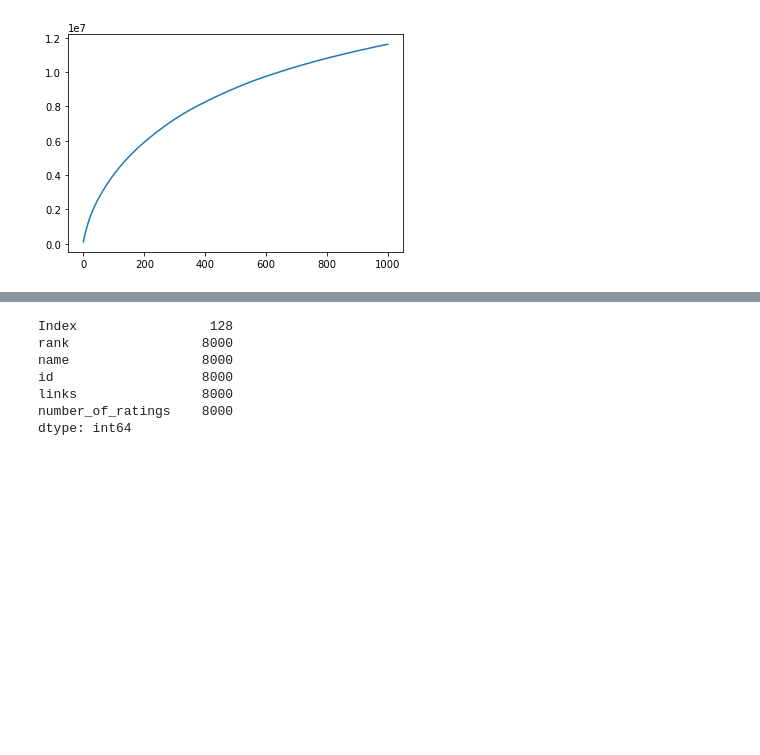
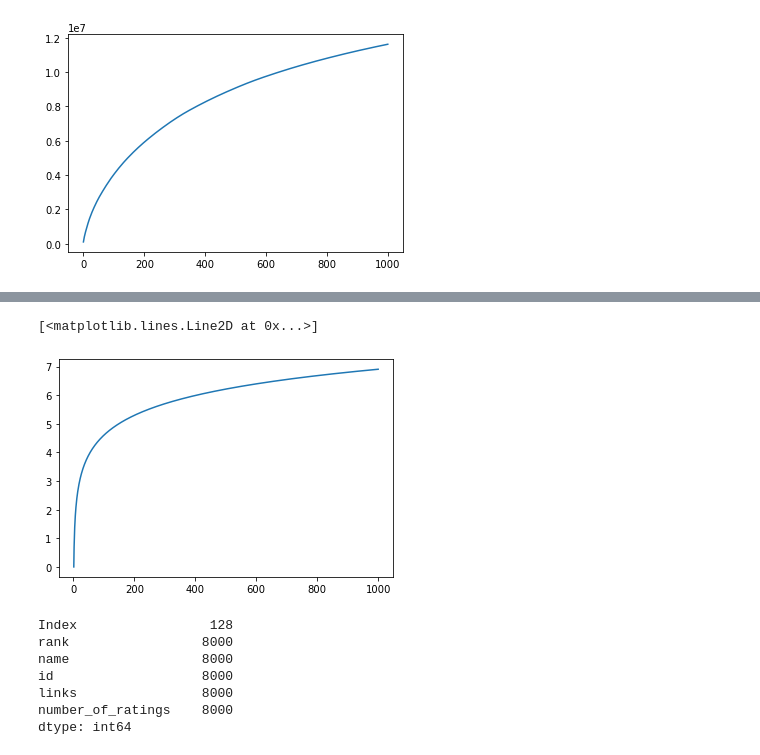
Before and after one commit to bripui/board_game_recommender, a Jupyter notebook: notebooks/data_evaluation.ipynb, the cells around one changed output, grey strips where cells are left out. Saved outputs shown, nothing was run; the diff lists cells and outputs as text; code cells hidden in the pictures; blank space fills up the shorter version.

```diff
--- a/notebooks/data_evaluation.ipynb
+++ b/notebooks/data_evaluation.ipynb
@@ -116,3 +160,13 @@ np.interp()
+# %%
+x1 = list(range(1,1001))
+y1 = np.log(x1)
+#y2 = np.exp(x1)
+
+plt.plot(x1,y1)
+#plt.plot(x1,y2)
+# %% [output]
+[<matplotlib.lines.Line2D at 0x...>]
+[figure, added]
 # %%
 #boardgames.to_csv('../data/boardgames.csv', index=False)
 # %%
```
Also changed, not shown: parts of 12 cells of this notebook, 2 other files.
